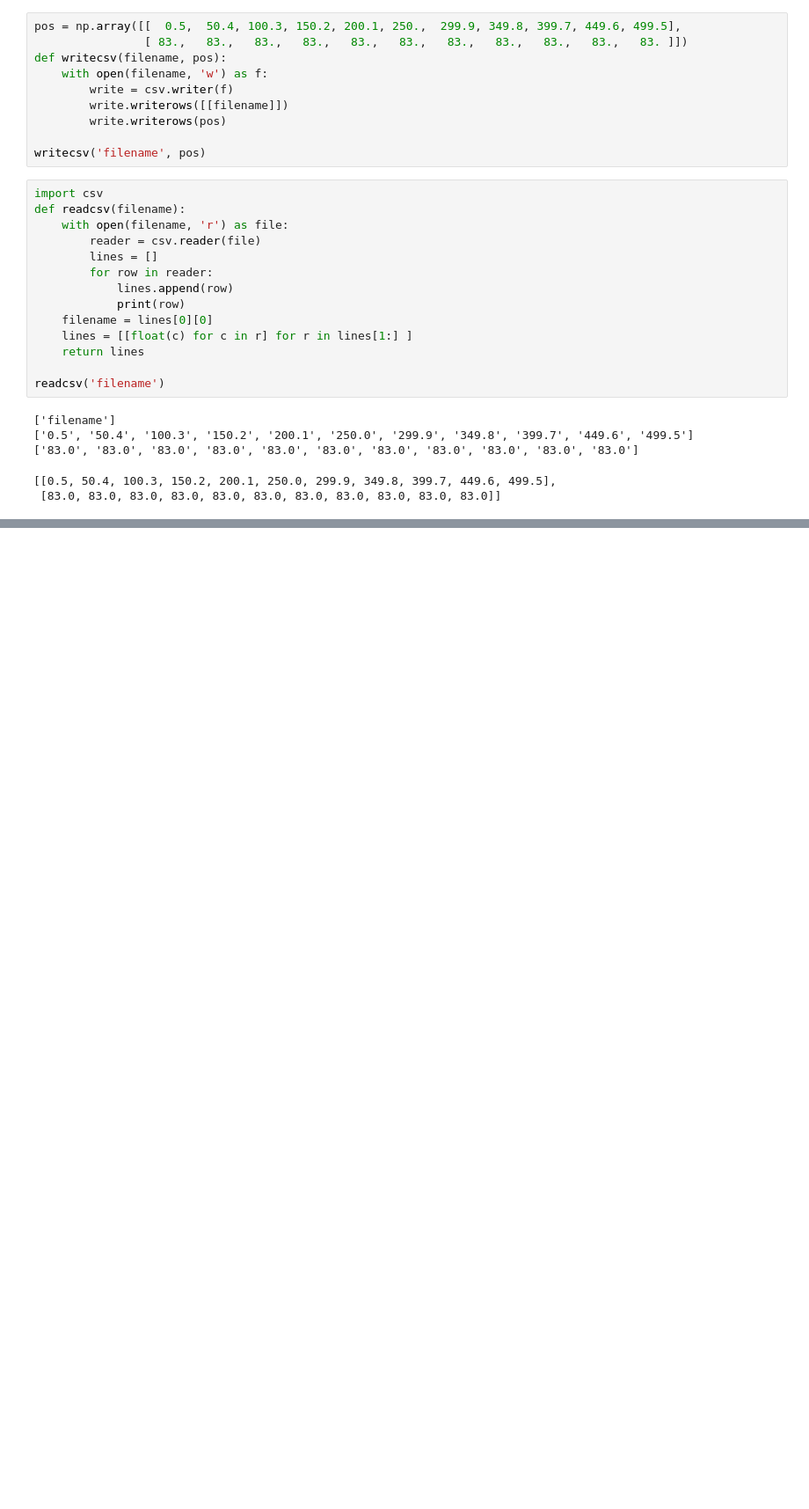
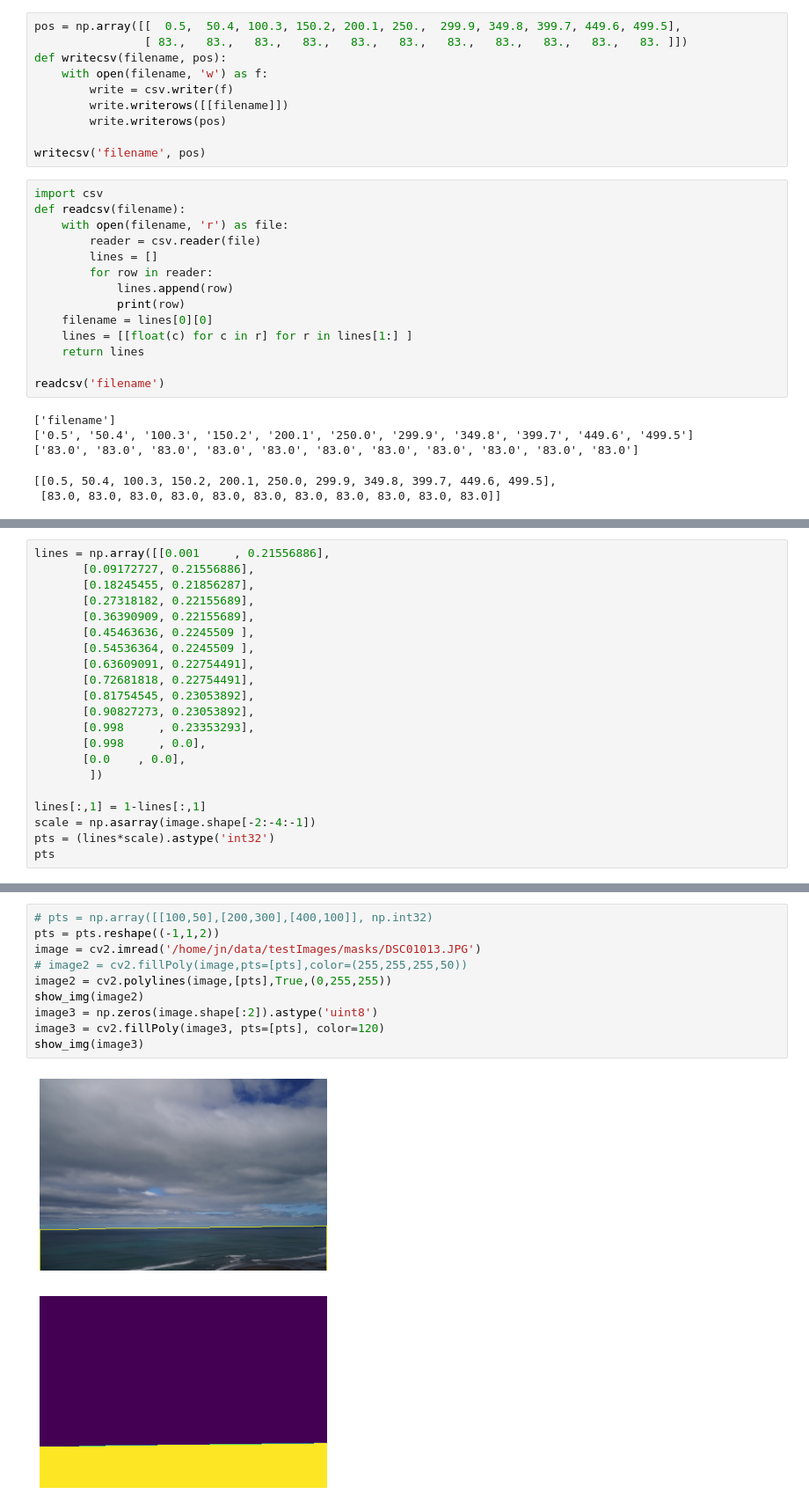
Before and after one commit to johnnewto/MauiTracker, a Jupyter notebook: scratch/csv.ipynb, the cells around one changed output, grey strips where cells are left out. Shown at 88% size. Drawn from its saved outputs; the diff is of its cells as text; blank space fills up the shorter version.

```diff
--- a/scratch/csv.ipynb
+++ b/scratch/csv.ipynb
@@ -53,0 +164,21 @@ readcsv('filename')
+# %%
+lines = np.array([[0.001     , 0.21556886],
+       [0.09172727, 0.21556886],
+       [0.18245455, 0.21856287],
+       [0.27318182, 0.22155689],
+       [0.36390909, 0.22155689],
+       [0.45463636, 0.2245509 ],
+       [0.54536364, 0.2245509 ],
+       [0.63609091, 0.22754491],
+       [0.72681818, 0.22754491],
+       [0.81754545, 0.23053892],
+       [0.90827273, 0.23053892],
+       [0.998     , 0.23353293],
+       [0.998     , 0.0],
+       [0.0    , 0.0],
+        ])
+
+lines[:,1] = 1-lines[:,1]
+scale = np.asarray(image.shape[-2:-4:-1])
+pts = (lines*scale).astype('int32')
+pts
@@ -53,0 +200,13 @@ readcsv('filename')
+# %%
+# pts = np.array([[100,50],[200,300],[400,100]], np.int32)
+pts = pts.reshape((-1,1,2))
+image = cv2.imread('/home/jn/data/testImages/masks/DSC01013.JPG')
+# image2 = cv2.fillPoly(image,pts=[pts],color=(255,255,255,50))
+image2 = cv2.polylines(image,[pts],True,(0,255,255))
+show_img(image2)
+image3 = np.zeros(image.shape[:2]).astype('uint8')
+image3 = cv2.fillPoly(image3, pts=[pts], color=120)
+show_img(image3)
+# %% [output]
+[figure, added]
+[figure, added]
```
Also changed, not shown: parts of 5 cells of this notebook, 4 other files.
